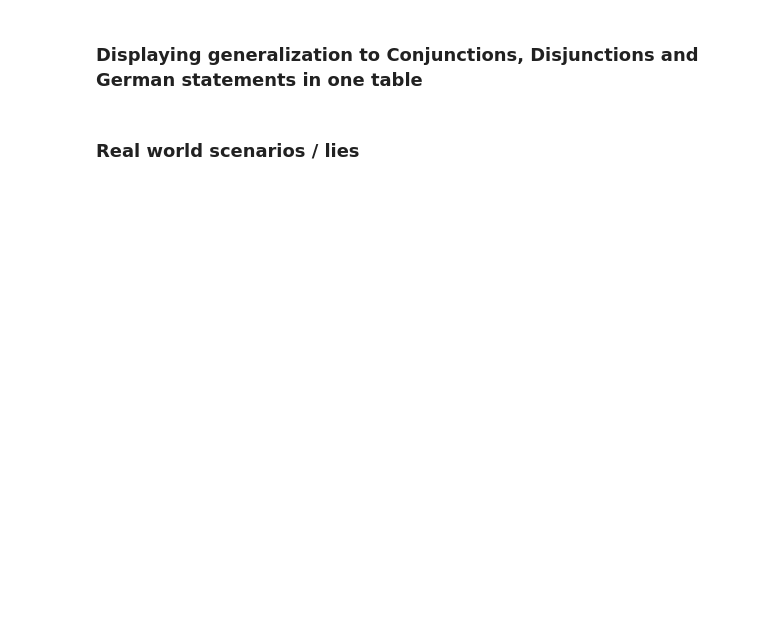
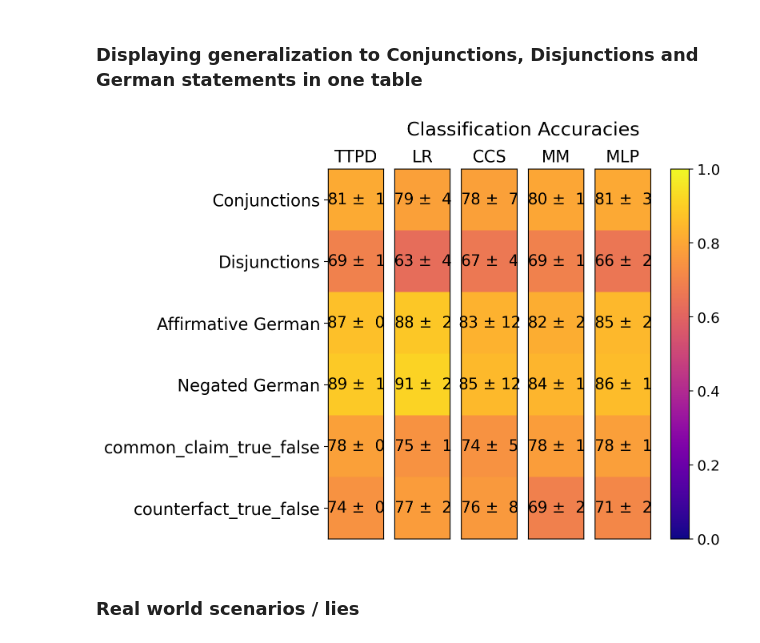
Before and after one commit to Fjallripa/Truth_is_Universal, a Jupyter notebook: lie_detection.ipynb, the cells around one changed output. Cells and saved outputs as stored; diff of their text form; code cells hidden in the pictures; blank space fills up the shorter version.

Commit message:
finish debugging SimpleMLProbe. all lie_detection.ipynb experiments work now.

```diff
--- a/lie_detection.ipynb
+++ b/lie_detection.ipynb
@@ -294,13 +316,13 @@ val_sets = ["cities_conj", "cities_disj", "sp_en_trans_conj","sp_en_trans_disj",
             "common_claim_true_false", "counterfact_true_false"]
 
 
-probe_types = [TTPD, LRProbe, CCSProbe, MMProbe, SimpleMLPProbe]
+probe_types = [SimpleMLPProbe, TTPD, LRProbe, CCSProbe, MMProbe]
 results = {
+    SimpleMLPProbe: defaultdict(list),
     TTPD: defaultdict(list),
     LRProbe: defaultdict(list),
     CCSProbe: defaultdict(list),
     MMProbe: defaultdict(list),
-    SimpleMLPProbe: defaultdict(list)
 }
 num_iter = 20
 total_iterations = len(probe_types) * num_iter
@@ -327,7 +349,7 @@ with tqdm(total=total_iterations, desc="Training and evaluating classifiers") as
             if probe_type == MMProbe:
                 probe = MMProbe.from_data(acts, labels)
             if probe_type == SimpleMLPProbe:
-                probe = SimpleMLPProbe.from_data(acts, labels)
+                probe = SimpleMLPProbe.from_data(acts, labels, polarities)
 
             # evaluate classification accuracy on validation datasets
             dm = DataManager()
@@ -387,13 +427,13 @@ val_sets = ["cities_de", "neg_cities_de", "sp_en_trans_de", "neg_sp_en_trans_de"
                   "neg_animal_class_de", "element_symb_de", "neg_element_symb_de", "facts_de", "neg_facts_de"]
 
 
-probe_types = [TTPD, LRProbe, CCSProbe, MMProbe, SimpleMLPProbe]
+probe_types = [SimpleMLPProbe, TTPD, LRProbe, CCSProbe, MMProbe]
 results = {
+    SimpleMLPProbe: defaultdict(list),
     TTPD: defaultdict(list),
     LRProbe: defaultdict(list),
     CCSProbe: defaultdict(list),
     MMProbe: defaultdict(list),
-    SimpleMLPProbe: defaultdict(list)
 }
 num_iter = 20
 total_iterations = len(probe_types) * num_iter
@@ -420,7 +460,7 @@ with tqdm(total=total_iterations, desc="Training and evaluating classifiers") as
             if probe_type == MMProbe:
                 probe = MMProbe.from_data(acts, labels)
             if probe_type == SimpleMLPProbe:
-                probe = SimpleMLPProbe.from_data(acts, labels)
+                probe = SimpleMLPProbe.from_data(acts, labels, polarities)
 
             # evaluate classification accuracy on validation datasets
             dm = DataManager()
@@ -482,13 +540,13 @@ val_sets = ["cities_conj", "cities_disj", "sp_en_trans_conj","sp_en_trans_disj",
                   "neg_animal_class_de", "element_symb_de", "neg_element_symb_de", "facts_de", "neg_facts_de",
             "common_claim_true_false", "counterfact_true_false"]
 
-probe_types = [TTPD, LRProbe, CCSProbe, MMProbe, SimpleMLPProbe]
+probe_types = [SimpleMLPProbe, TTPD, LRProbe, CCSProbe, MMProbe]
 results = {
+    SimpleMLPProbe: defaultdict(list),
     TTPD: defaultdict(list),
     LRProbe: defaultdict(list),
     CCSProbe: defaultdict(list),
     MMProbe: defaultdict(list),
-    SimpleMLPProbe: defaultdict(list),
 }
 num_iter = 20
 total_iterations = len(probe_types) * num_iter
@@ -516,7 +574,7 @@ with tqdm(total=total_iterations, desc="Training and evaluating classifiers") as
             if probe_type == MMProbe:
                 probe = MMProbe.from_data(acts, labels)
             if probe_type == SimpleMLPProbe:
-                probe = SimpleMLPProbe.from_data(acts, labels)
+                probe = SimpleMLPProbe.from_data(acts, labels, polarities)
 
             # evaluate classification accuracy on validation datasets
             dm = DataManager()
@@ -590,39 +648,41 @@ for probe_type in probe_types:
         mean_df.loc[group_name, classifier_name] = mean_accuracy
         std_df.loc[group_name, classifier_name] = std_accuracy
 
-fig, axes = plt.subplots(figsize=(6.5, 6), ncols=4)
+fig, axes = plt.subplots(figsize=(6.5, 6), ncols=5)
 
 for idx, classifier_name in enumerate(classifier_names):
     ax = axes[idx]
     mean_values = mean_df[classifier_name].values.astype(float)
     std_values = std_df[classifier_name].values.astype(float)
 
     # Create heatmap
     im = ax.imshow(mean_values[:, np.newaxis], vmin=0, vmax=1, cmap='plasma', aspect='auto')
 
     # Annotate the heatmap with mean accuracies and standard deviations
     for i in range(len(group_names)):
         mean_accuracy = mean_values[i]
         std_accuracy = std_values[i]
         ax.text(0, i, f'{round(mean_accuracy * 100):2d} $\pm$ {round(std_accuracy * 100):2d}', ha='center', va='center', fontsize=14)
 
     # Set ticks and labels
     ax.set_xticks([])
     if idx == 0:
         ax.set_yticks(np.arange(len(group_names)))
         ax.set_yticklabels(group_names, fontsize=15)
     else:
         ax.set_yticks([])
     ax.set_title(classifier_name, fontsize=15)
 
 # Add colorbar
 cbar = fig.colorbar(im, ax=axes.ravel().tolist())
 cbar.ax.tick_params(labelsize=13)
 
 fig.suptitle("Classification Accuracies", fontsize=17)
 
 plt.savefig(f"./results/lie_detection--overall_generalization--{model_name}.svg",
             bbox_inches = "tight")
+# %% [output]
+[figure, added]
 # %% [markdown]
 ### Real world scenarios / lies
 # %%
```
Also changed, not shown: parts of 15 cells of this notebook, 1 other file.
